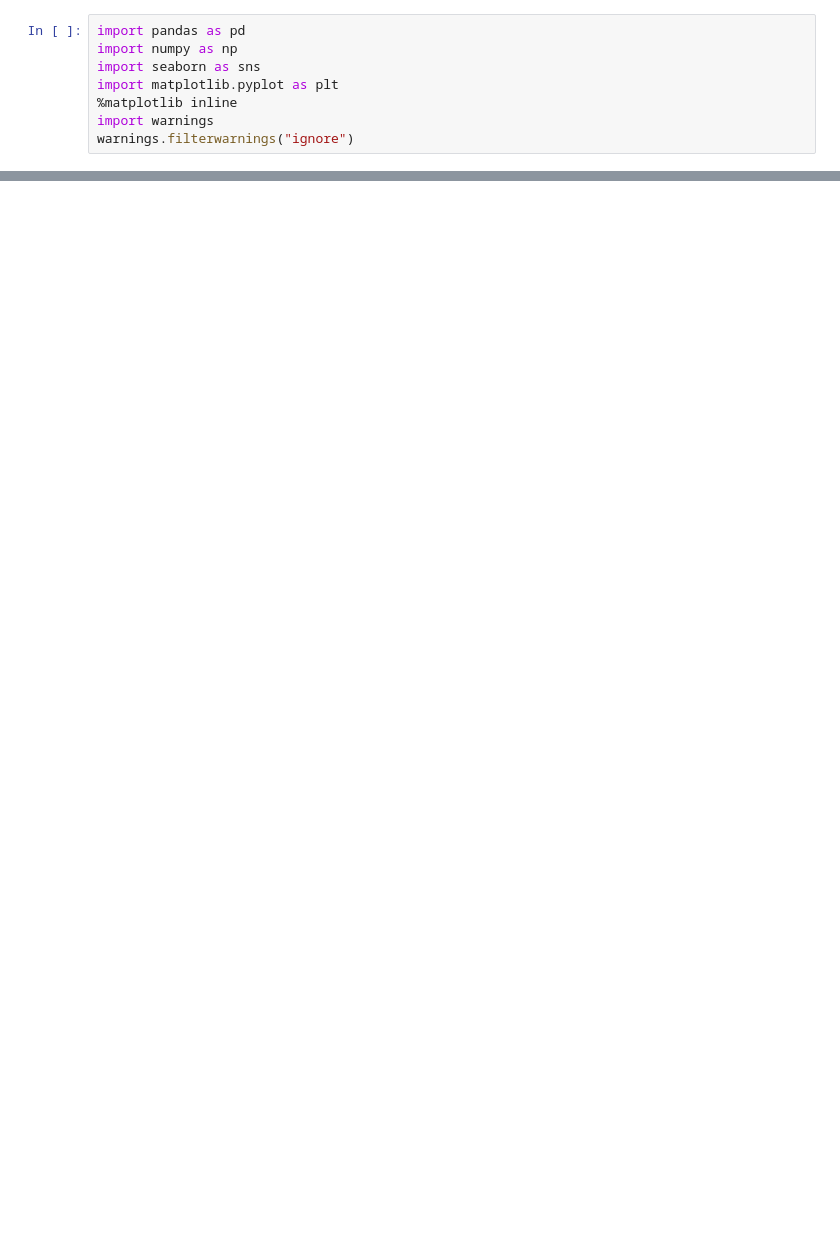
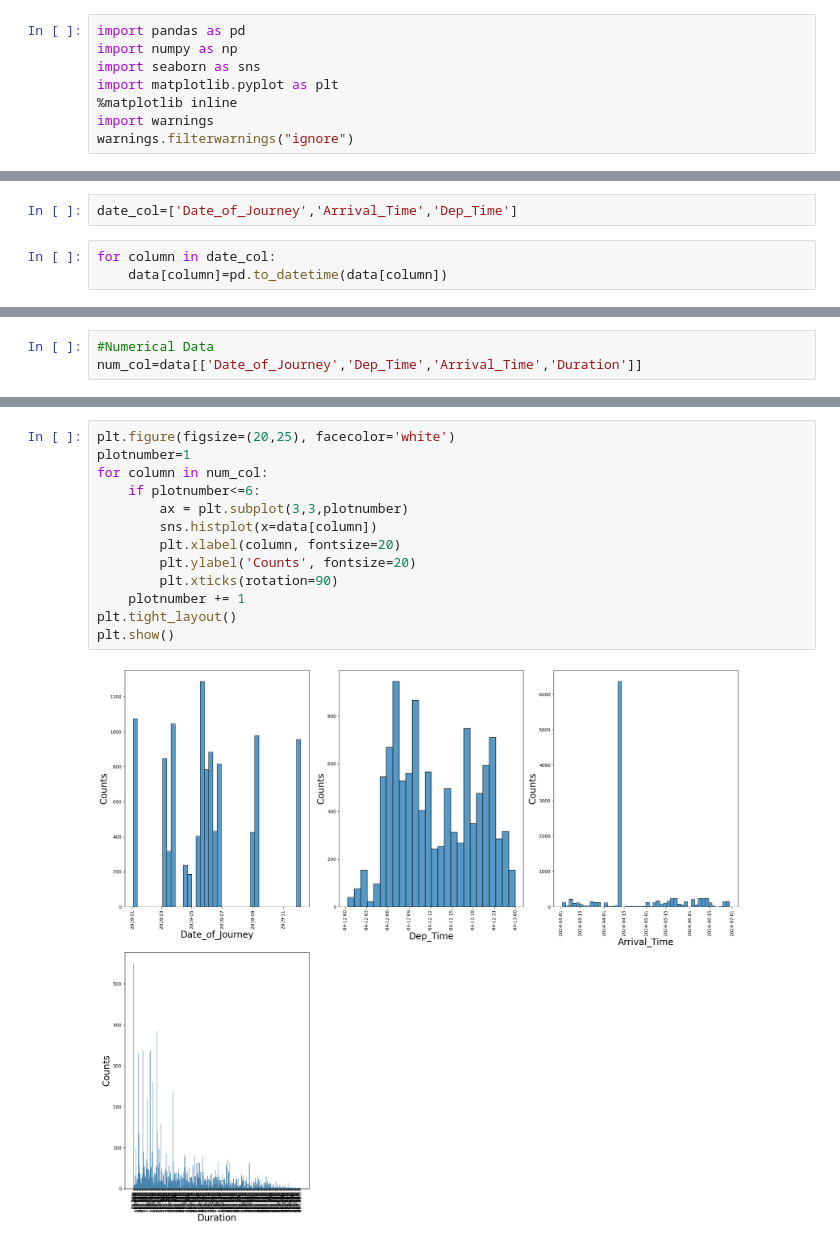
Before and after one commit to Saif4303/Flight_Fare_Price_Prediction, a Jupyter notebook: Flight_fare_prediction.ipynb, the cells around one changed output, grey strips where cells are left out. Drawn from its saved outputs; the diff is of its cells as text; blank space fills up the shorter version.

```diff
--- a/Flight_fare_prediction.ipynb
+++ b/Flight_fare_prediction.ipynb
@@ -185,0 +245,5 @@ for i in range(len(duration)):
+# %%
+date_col=['Date_of_Journey','Arrival_Time','Dep_Time']
+# %%
+for column in date_col:
+    data[column]=pd.to_datetime(data[column])
@@ -185,0 +272,3 @@ for i in range(len(duration)):
+# %%
+#Numerical Data
+num_col=data[['Date_of_Journey','Dep_Time','Arrival_Time','Duration']]
@@ -185,0 +336,15 @@ for i in range(len(duration)):
+# %%
+plt.figure(figsize=(20,25), facecolor='white')
+plotnumber=1
+for column in num_col:
+    if plotnumber<=6:
+        ax = plt.subplot(3,3,plotnumber)
+        sns.histplot(x=data[column])
+        plt.xlabel(column, fontsize=20)
+        plt.ylabel('Counts', fontsize=20)
+        plt.xticks(rotation=90)
+    plotnumber += 1
+plt.tight_layout()
+plt.show()
+# %% [output]
+[figure, added]
```
Also changed, not shown: parts of 247 cells of this notebook, 1 other file.
